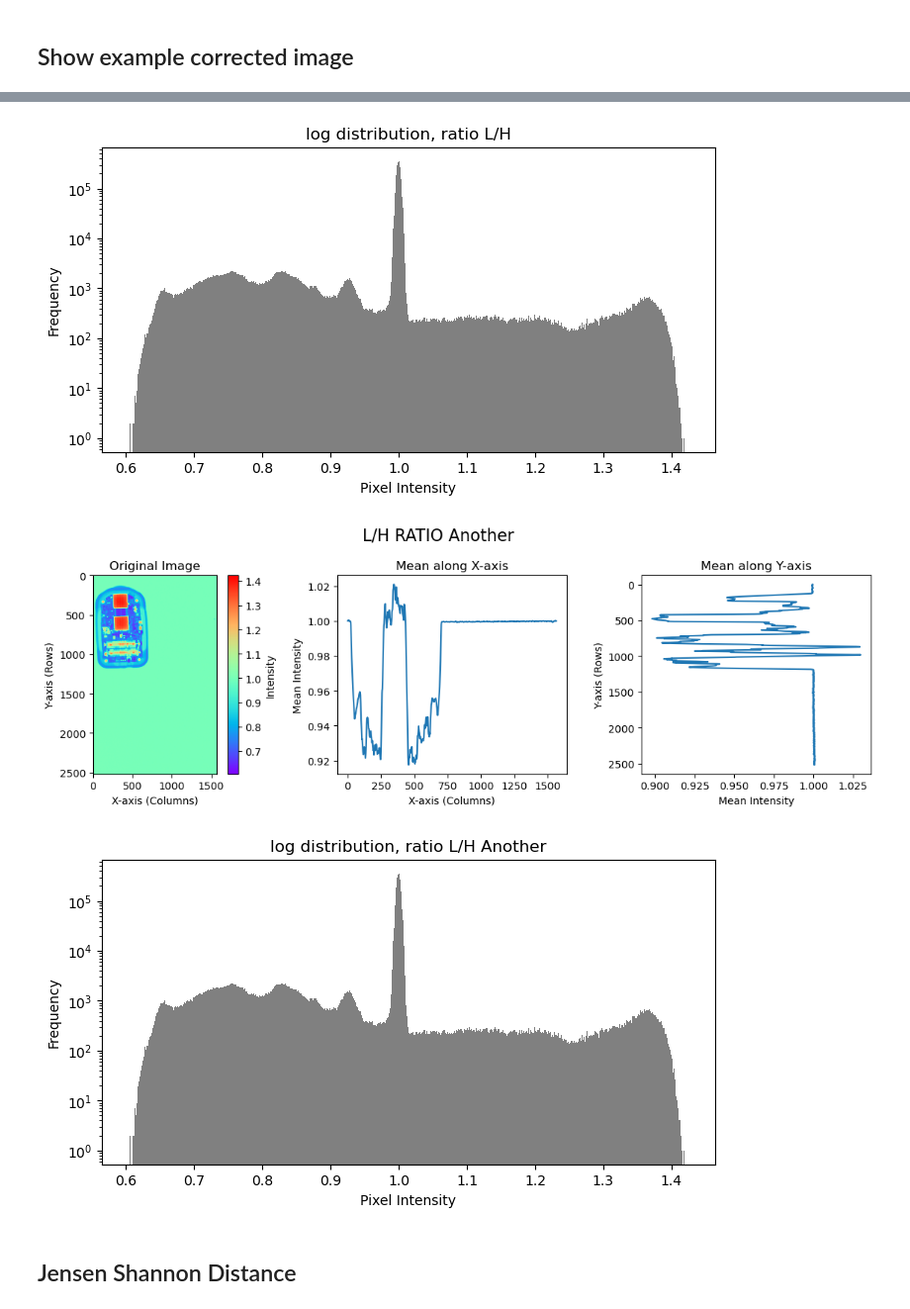
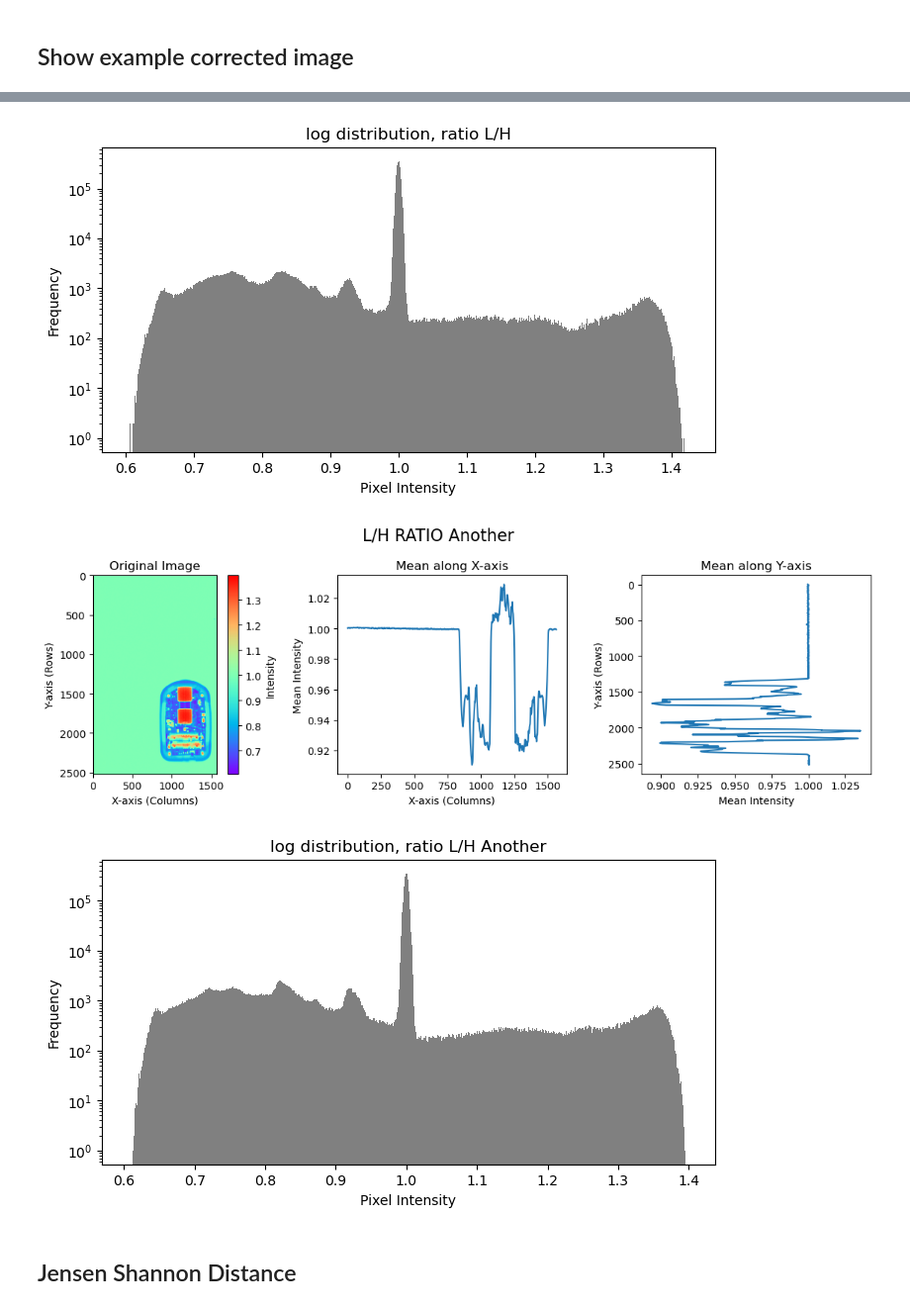
Before and after one commit to naltang/xless, a Jupyter notebook: 025_view_correction.ipynb, the cells around one changed output, grey strips where cells are left out. Shown at 99% size. Saved outputs shown, nothing was run; the diff lists cells and outputs as text; code cells hidden in the pictures.

Commit message:
fixed ratio file error

```diff
--- a/025_view_correction.ipynb
+++ b/025_view_correction.ipynb
@@ -133,7 +91,7 @@ array_low_before = np.fromfile(raw_file_low, dtype=np.dtype("<u2")).reshape(IMAG
 img_show(array_low_before, "LOW Before")
 show_distribution_log_scale(array_low_before, "log distribution, LOW before")
 
-array_low_after = correct_image(array_low_before, array_correction_low)
+array_low_after = dexa_correction.correct_image(array_low_before, array_correction_low)
 
 img_show(array_low_after, "LOW After")
 show_distribution_log_scale(array_low_after, "log distribution, LOW after")
@@ -141,39 +99,41 @@ show_distribution_log_scale(array_low_after, "log distribution, LOW after")
 array_high_before = np.fromfile(raw_file_high, dtype=np.dtype("<u2")).reshape(IMAGE_HEIGHT, IMAGE_WIDTH)
 
 img_show(array_high_before, "HIGH Before")
 show_distribution_log_scale(array_high_before, "log distribution, HIGH before")
 
-array_high_after = correct_image(array_high_before, array_correction_high)
+array_high_after = dexa_correction.correct_image(array_high_before, array_correction_high)
 
 img_show(array_high_after, "HIGH After")
 show_distribution_log_scale(array_high_after, "log distribution, HIGH after")
 
 array_ratio_low_over_high = array_low_after / array_high_after
 
 img_show(array_ratio_low_over_high, "L/H RATIO")
 show_distribution_log_scale(array_ratio_low_over_high, "log distribution, ratio L/H")
 
-#array_ratio_low_over_high.astype(np.float32).tofile("/tmp/x")
-#array_ratio_another = np.fromfile("/tmp/x", dtype=np.float32).reshape(IMAGE_HEIGHT, IMAGE_WIDTH)
+ratio_file_on = f"output/{sample_dir}/{sample}.raw.ratio"
+array_ratio_on = np.fromfile(ratio_file_on, dtype=np.float32).reshape(IMAGE_HEIGHT, IMAGE_WIDTH)
+img_show(array_ratio_on, "L/H RATIO ON")
+show_distribution_log_scale(array_ratio_on, "log distribution, ratio L/H ON")
 
-ratio_file = f"output/leftup/{sample}.raw.ratio"
+ratio_file = f"output/rightdown/{sample}.raw.ratio"
 #ratio_file = f"output/{sample_dir}/{sample}.raw.ratio"
 array_ratio_another = np.fromfile(ratio_file, dtype=np.float32).reshape(IMAGE_HEIGHT, IMAGE_WIDTH)
 img_show(array_ratio_another, "L/H RATIO Another")
 show_distribution_log_scale(array_ratio_another, "log distribution, ratio L/H Another")
 # %% [output]
 [figure]
 [figure]
 [figure]
 [figure]
 [figure]
 [figure]
 [figure]
 [figure]
 [figure]
 [figure]
-[figure, old version]
+[figure, new version]
-[figure, old version]
+[figure, new version]
 # %% [markdown]
 ## Jensen Shannon Distance
 # %%
```
Also changed, not shown: parts of 2 cells of this notebook, 4 other files.
